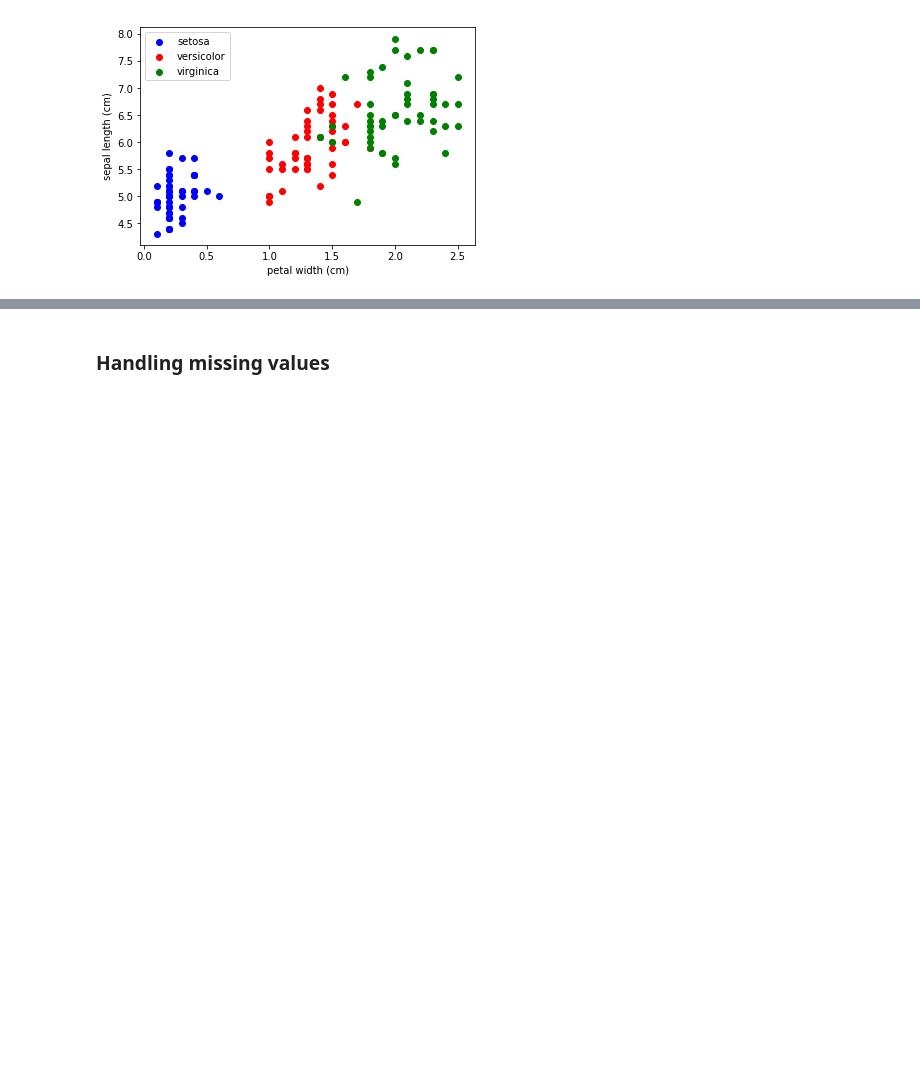
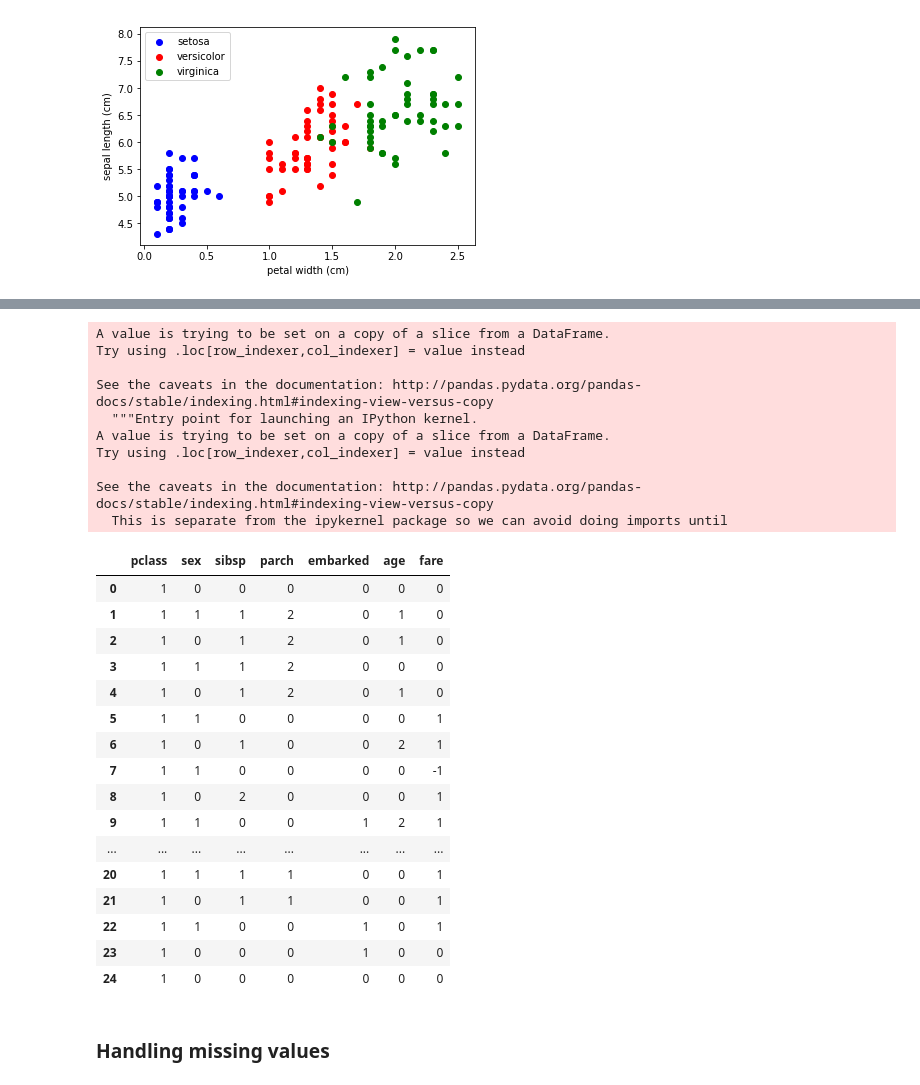
Before and after one commit to anniecherk/scikit_learn_and_keras_demo_fall_2017, a Jupyter notebook: Scikit-learn Demo.ipynb, the cells around one changed output, grey strips where cells are left out. Saved outputs shown, nothing was run; the diff lists cells and outputs as text; code cells hidden in the pictures; blank space fills up the shorter version.

```diff
--- a/Scikit-learn Demo.ipynb
+++ b/Scikit-learn Demo.ipynb
@@ -165,4 +113,0 @@ features_dummies.head(n=9)
-# %%
-data = features_dummies.values
-
-data
@@ -176,0 +154,16 @@ array([[      nan,   29.    ,  211.3375, ...,    0.    ,    0.    ,    1.    ],
+# %%
+#create bins for age and fare
+bins_age = [0, 25, 60,  100]
+bins_fare = [0, 25, 100, 1000]
+
+age_groups = ['young', 'adult', 'senior']
+fare_groups = ['low', 'medium', 'high']
+
+data['age'] = pd.cut(titanic['age'], bins_age, labels=age_groups)
+data['fare'] = pd.cut(titanic['fare'], bins_fare, labels=fare_groups)
+
+#remove original columns
+# del data['age']
+# del data['fare']
+
+data.head(5)
@@ -176,0 +191,13 @@ array([[      nan,   29.    ,  211.3375, ...,    0.    ,    0.    ,    1.    ],
+# %%
+from sklearn.preprocessing import LabelEncoder
+le = LabelEncoder()
+print(type(data['sex'][0]))
+data['sex'] = le.fit_transform(data['sex'])
+le = LabelEncoder()
+print(data.head(25))
+# data['embarked'] = le.fit_transform(data['embarked'])
+data['embarked'] = data['embarked'].factorize()[0]
+# data['embarked'] = le.fit_transform(data['embarked'])
+
+print(data.head(25))
+# list(le.classes_)
@@ -177,3 +231,38 @@ array([[      nan,   29.    ,  211.3375, ...,    0.    ,    0.    ,    1.    ],
+# %%
+data['age'] = data['age'].factorize()[0]
+# data['age'] = le.fit_transform(data['age'])
+data['fare'] = data['fare'].factorize()[0]
+# data['fare'] = le.fit_transform(data['fare'])
+
+data.head(25)
+# %% [output]
+A value is trying to be set on a copy of a slice from a DataFrame.
+Try using .loc[row_indexer,col_indexer] = value instead
+
+See the caveats in the documentation: http://pandas.pydata.org/pandas-docs/stable/indexing.html#indexing-view-versus-copy
+  """Entry point for launching an IPython kernel.
+A value is trying to be set on a copy of a slice from a DataFrame.
+Try using .loc[row_indexer,col_indexer] = value instead
+
+See the caveats in the documentation: http://pandas.pydata.org/pandas-docs/stable/indexing.html#indexing-view-versus-copy
+  This is separate from the ipykernel package so we can avoid doing imports until
+|  | pclass | sex | sibsp | parch | embarked | age | fare |
+| 0 | 1 | 0 | 0 | 0 | 0 | 0 | 0 |
+| 1 | 1 | 1 | 1 | 2 | 0 | 1 | 0 |
+| 2 | 1 | 0 | 1 | 2 | 0 | 1 | 0 |
+| 3 | 1 | 1 | 1 | 2 | 0 | 0 | 0 |
+| 4 | 1 | 0 | 1 | 2 | 0 | 1 | 0 |
+| 5 | 1 | 1 | 0 | 0 | 0 | 0 | 1 |
+| 6 | 1 | 0 | 1 | 0 | 0 | 2 | 1 |
+| 7 | 1 | 1 | 0 | 0 | 0 | 0 | -1 |
+| 8 | 1 | 0 | 2 | 0 | 0 | 0 | 1 |
+| 9 | 1 | 1 | 0 | 0 | 1 | 2 | 1 |
+| ... | ... | ... | ... | ... | ... | ... | ... |
+| 20 | 1 | 1 | 1 | 1 | 0 | 0 | 1 |
+| 21 | 1 | 0 | 1 | 1 | 0 | 0 | 1 |
+| 22 | 1 | 1 | 0 | 0 | 1 | 0 | 1 |
+| 23 | 1 | 0 | 0 | 0 | 1 | 0 | 0 |
+| 24 | 1 | 0 | 0 | 0 | 0 | 0 | 0 |
 # %% [markdown]
 ### Handling missing values
 # %%
```
Also changed, not shown: parts of 48 cells of this notebook.
